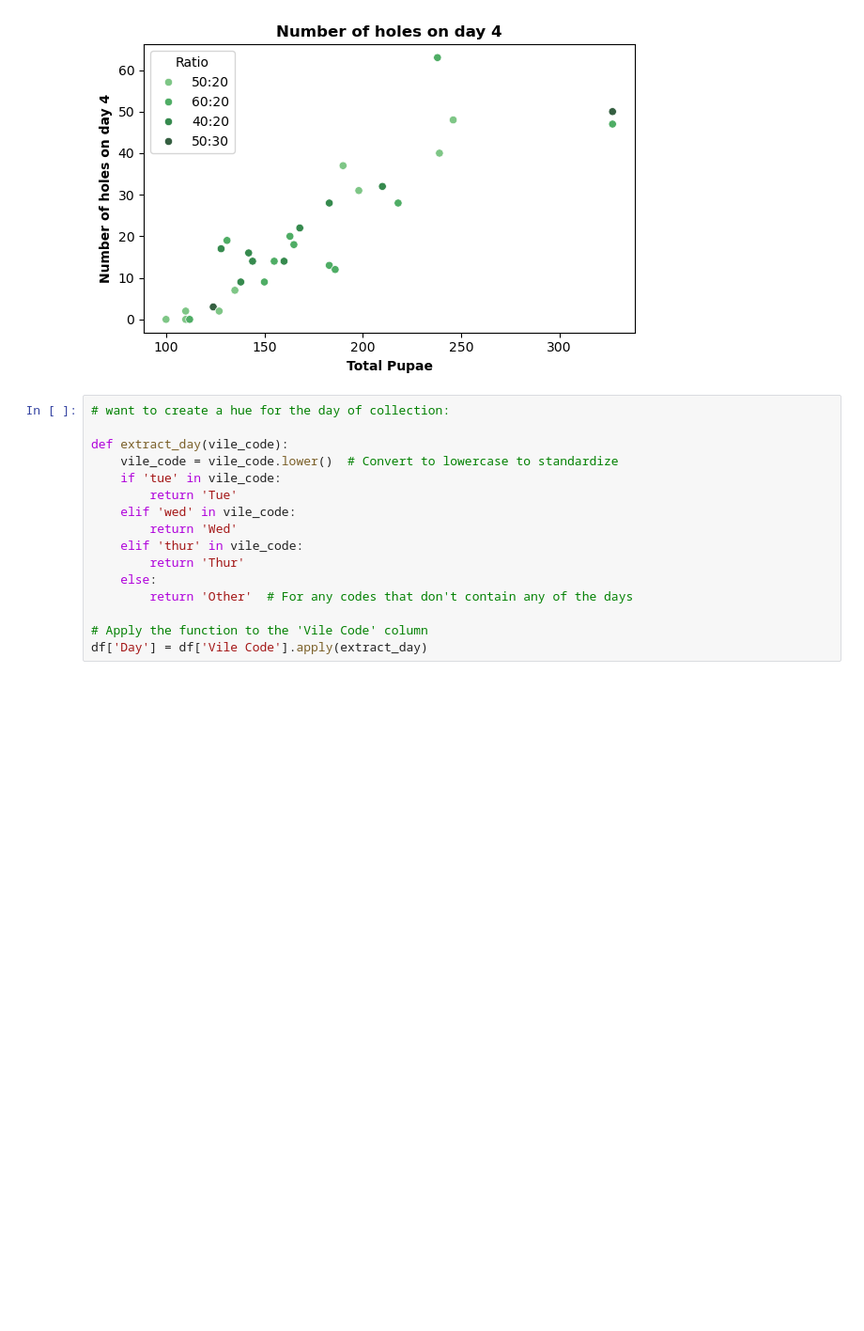
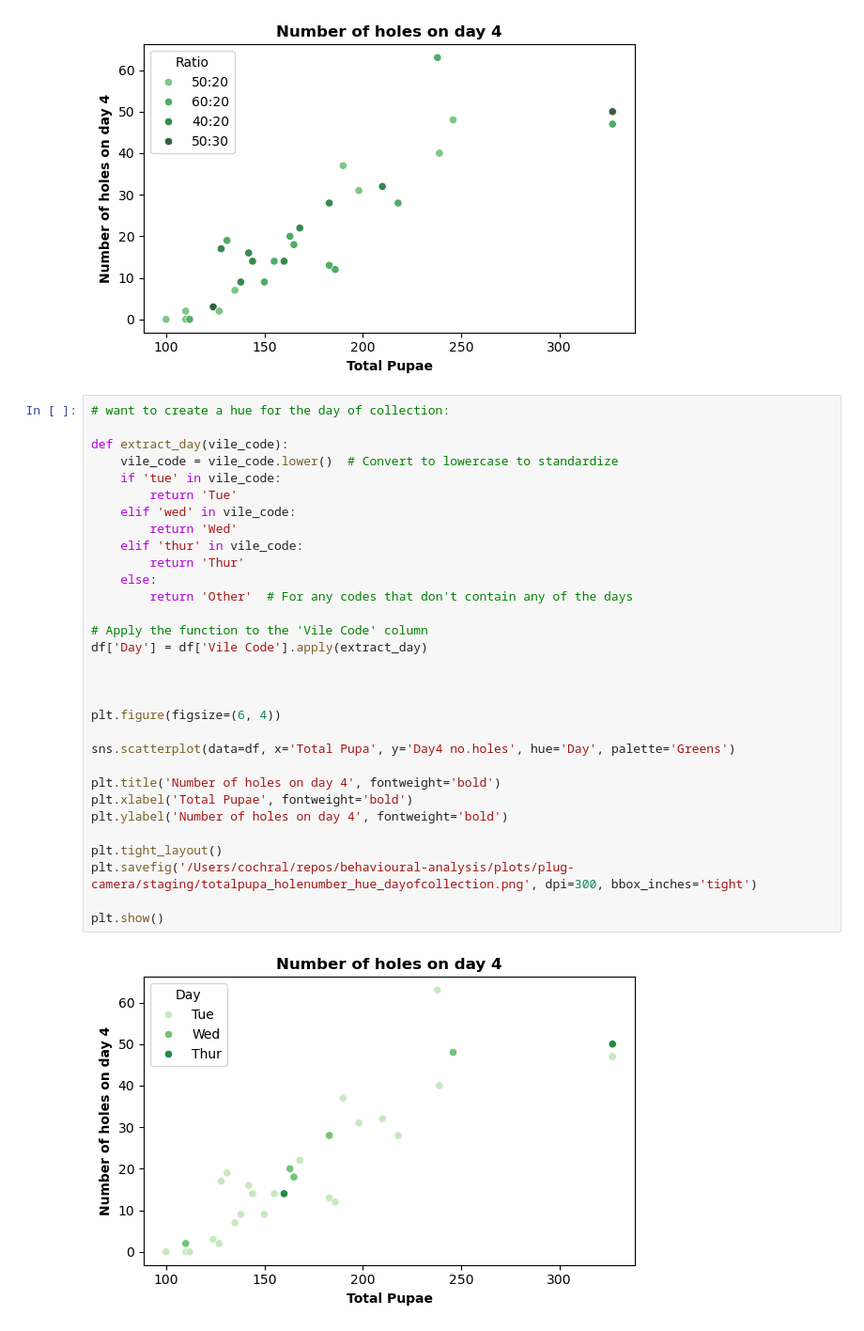
Before and after one commit to lenacochrane/behavioural-analysis, a Jupyter notebook: scripts/plug-camera/staging-parameters/pooled_hole_numbers.ipynb, the cells around one changed output. Shown at 94% size. Drawn from its saved outputs; the diff is of its cells as text; blank space fills up the shorter version.

Commit message:
hole number

```diff
--- a/scripts/plug-camera/staging-parameters/pooled_hole_numbers.ipynb
+++ b/scripts/plug-camera/staging-parameters/pooled_hole_numbers.ipynb
@@ -79,16 +79,33 @@ plt.show()
 # %%
 # want to create a hue for the day of collection:
 
 def extract_day(vile_code):
     vile_code = vile_code.lower()  # Convert to lowercase to standardize
     if 'tue' in vile_code:
         return 'Tue'
     elif 'wed' in vile_code:
         return 'Wed'
     elif 'thur' in vile_code:
         return 'Thur'
     else:
         return 'Other'  # For any codes that don't contain any of the days
 
 # Apply the function to the 'Vile Code' column
 df['Day'] = df['Vile Code'].apply(extract_day)
+
+
+
+plt.figure(figsize=(6, 4))
+
+sns.scatterplot(data=df, x='Total Pupa', y='Day4 no.holes', hue='Day', palette='Greens')
+
+plt.title('Number of holes on day 4', fontweight='bold')
+plt.xlabel('Total Pupae', fontweight='bold')
+plt.ylabel('Number of holes on day 4', fontweight='bold')
+
+plt.tight_layout()
+plt.savefig('/Users/cochral/repos/behavioural-analysis/plots/plug-camera/staging/totalpupa_holenumber_hue_dayofcollection.png', dpi=300, bbox_inches='tight')
+
+plt.show()
+# %% [output]
+[figure, added]
```
Also changed, not shown: parts of 1 cell of this notebook.
